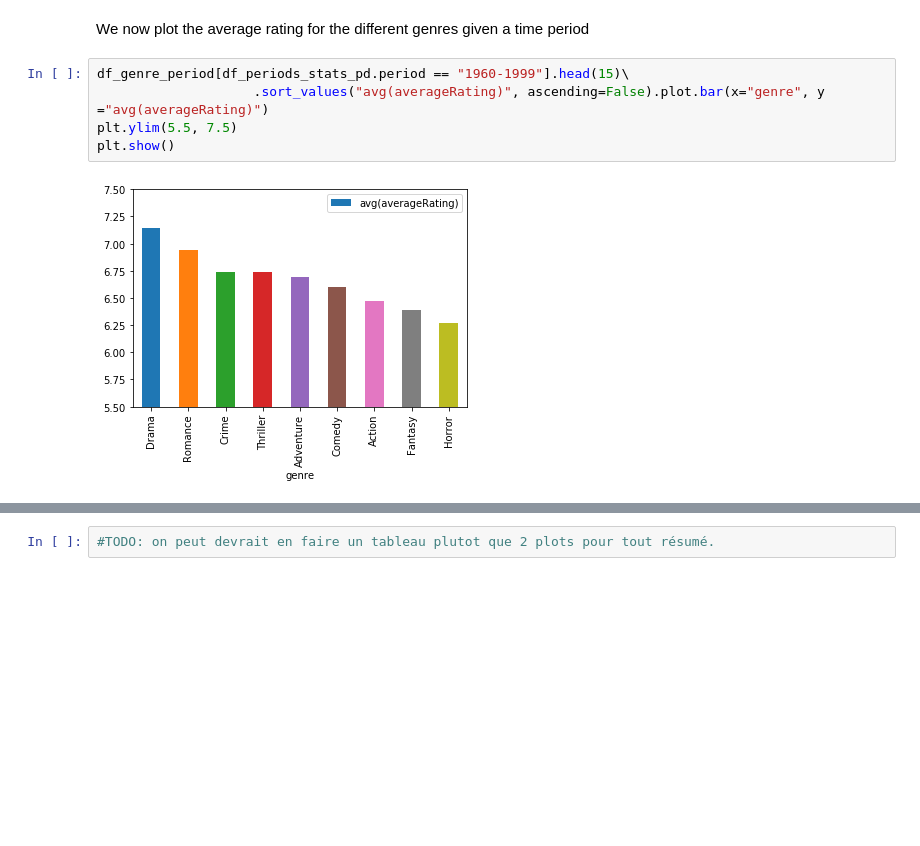
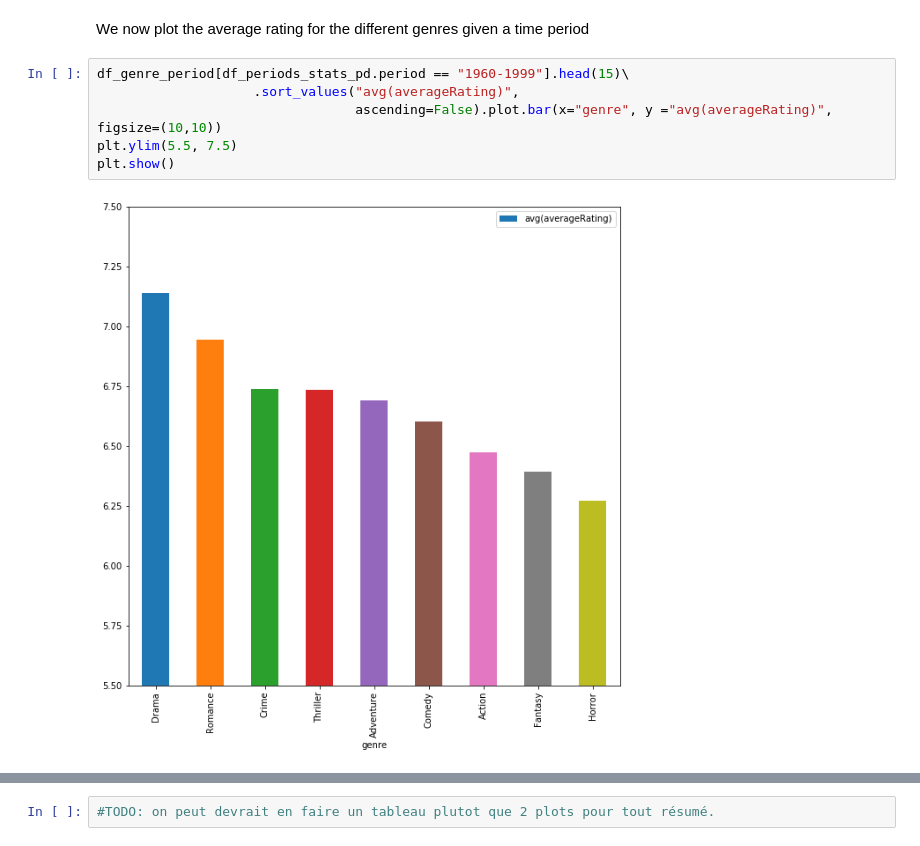
Before and after one commit to Xabitsuki/adamax, a Jupyter notebook: NotebookFinal.ipynb, the cells around one changed output, grey strips where cells are left out. Drawn from its saved outputs; the diff is of its cells as text; blank space fills up the shorter version.

```diff
--- a/NotebookFinal.ipynb
+++ b/NotebookFinal.ipynb
@@ -614,10 +607,11 @@ df_genre_period.sort_values("avg(averageRating)", ascending=False)
 We now plot the average rating for the different genres given a time period
 # %%
 df_genre_period[df_periods_stats_pd.period == "1960-1999"].head(15)\
-                    .sort_values("avg(averageRating)", ascending=False).plot.bar(x="genre", y ="avg(averageRating)")
+                    .sort_values("avg(averageRating)",
+                                 ascending=False).plot.bar(x="genre", y ="avg(averageRating)", figsize=(10,10))
 plt.ylim(5.5, 7.5)
 plt.show()
 # %% [output]
-[figure, old version]
+[figure, new version]
 # %%
 df_genre_period[df_periods_stats_pd.period == "2000s"].head(10)\
```
Also changed, not shown: parts of 53 cells of this notebook, 1 other file.
